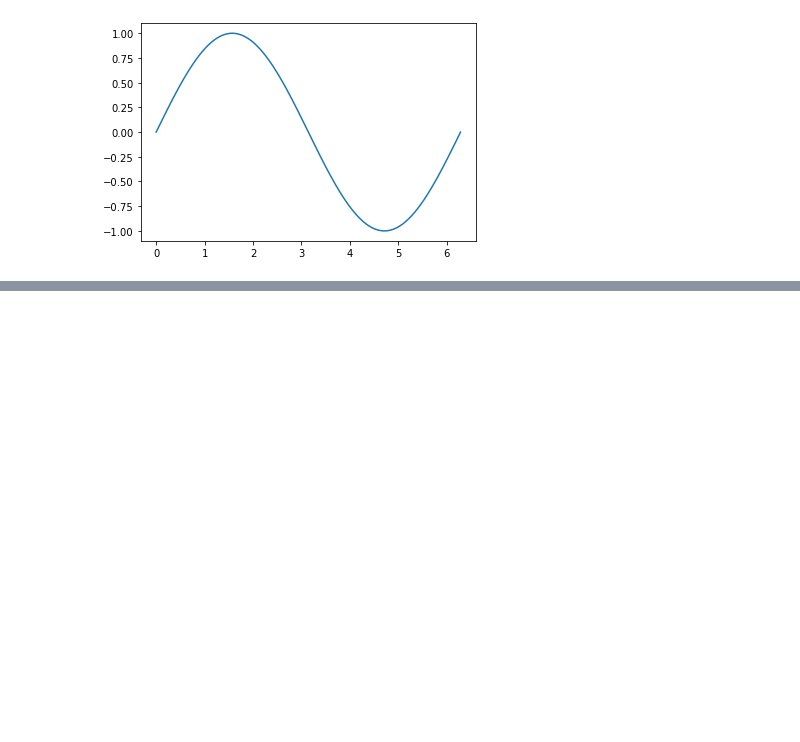
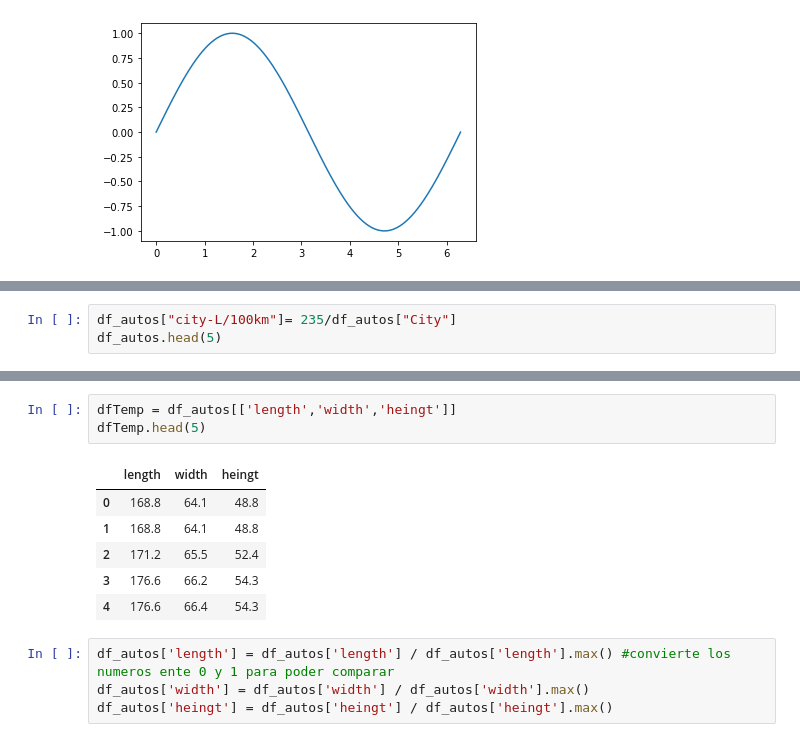
Before and after one commit to cacuna13/Portafolio, a Jupyter notebook: AnalisisDatos_Autos.ipynb, the cells around one changed output, grey strips where cells are left out. Saved outputs shown, nothing was run; the diff lists cells and outputs as text; blank space fills up the shorter version.

```diff
--- a/AnalisisDatos_Autos.ipynb
+++ b/AnalisisDatos_Autos.ipynb
@@ -482,0 +496,3 @@ plt.show()
+# %%
+df_autos["city-L/100km"]= 235/df_autos["City"]
+df_autos.head(5)
@@ -482,0 +541,14 @@ plt.show()
+# %%
+dfTemp = df_autos[['length','width','heingt']]
+dfTemp.head(5)
+# %% [output]
+|  | length | width | heingt |
+| 0 | 168.8 | 64.1 | 48.8 |
+| 1 | 168.8 | 64.1 | 48.8 |
+| 2 | 171.2 | 65.5 | 52.4 |
+| 3 | 176.6 | 66.2 | 54.3 |
+| 4 | 176.6 | 66.4 | 54.3 |
+# %%
+df_autos['length'] = df_autos['length'] / df_autos['length'].max() #convierte los numeros ente 0 y 1 para poder comparar
+df_autos['width'] = df_autos['width'] / df_autos['width'].max()
+df_autos['heingt'] = df_autos['heingt'] / df_autos['heingt'].max()
```
Also changed, not shown: parts of 21 cells of this notebook.
